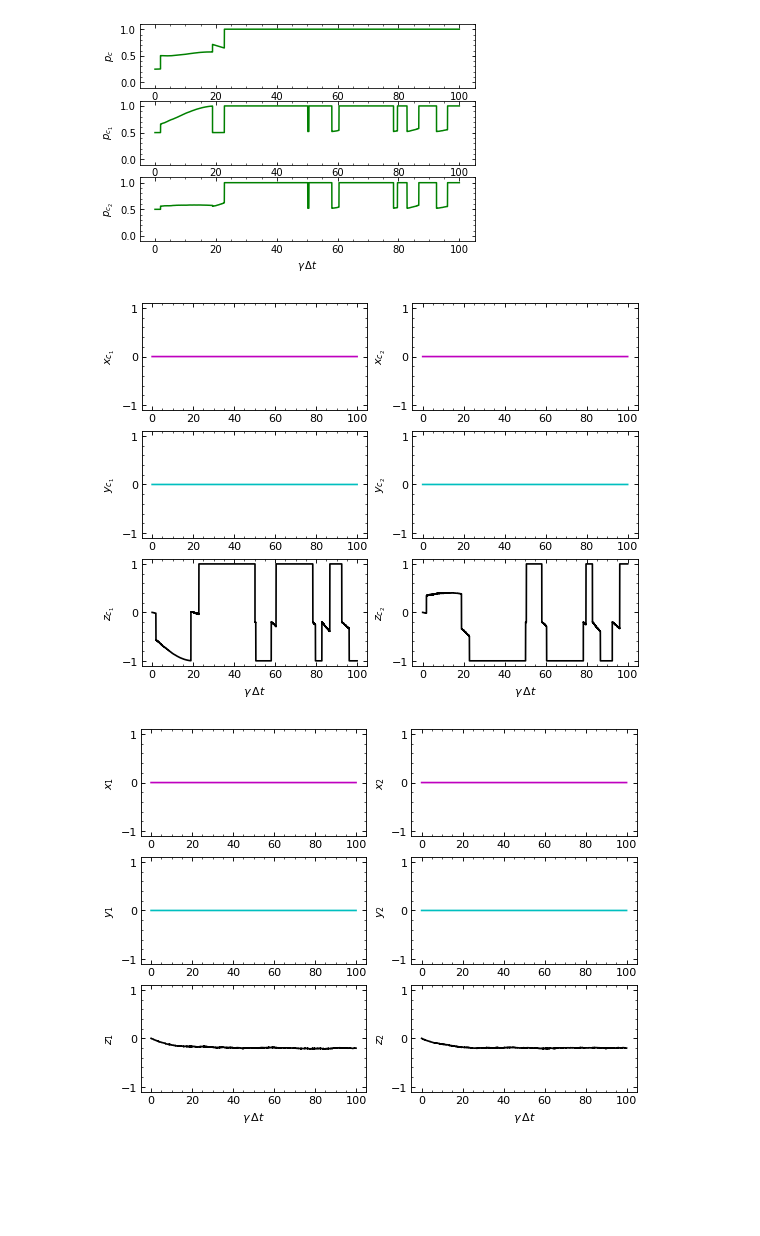
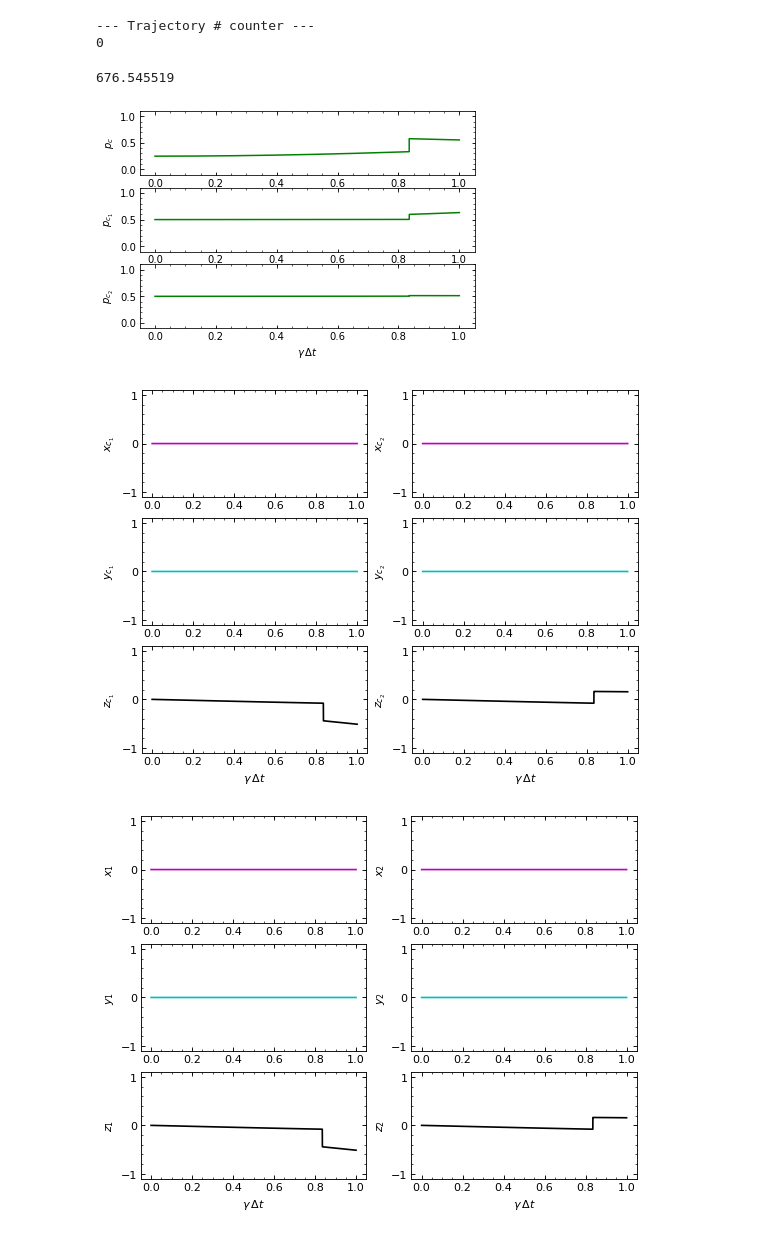
Before and after one commit to shakib6/2qBath_SME, a Jupyter notebook: 2q_sme.ipynb, the cells around one changed output. Drawn from its saved outputs; the diff is of its cells as text; code cells hidden in the pictures; blank space fills up the shorter version.

```diff
--- a/2q_sme.ipynb
+++ b/2q_sme.ipynb
@@ -22,6 +22,7 @@ log_negativity = quantinfo.log_negativity
 two_qb_cor = quantinfo.two_qb_cor
 two_qb_block_vec = quantinfo.two_qb_block_vec
 two_qb_block_cor = quantinfo.two_qb_block_cor
+mixed_fidelity = quantinfo.mixed_fidelity
 
 # --- Environment's state ---
 epsilon = 0.5
@@ -34,14 +35,22 @@ if abs(b_ee)**2 + abs(b_eg)**2 + abs(b_gg)**2 + abs(b_ge)**2 < 0.99999:
     print('>>>>> The state of the bath is not normalised.')
 coh_scale = 1.0
 
+# --- Joint system S.S. ---
+rho_ss = np.zeros((4,4),dtype=np.complex128)
+rho_ss[0,0] = 1.0/(2.0+epsilon)
+rho_ss[0,3] = -math.sqrt(1.0+epsilon)/(2.0+epsilon)
+rho_ss[3,0] = np.conj(rho_ss[0,3])
+rho_ss[3,3] = (1.0+epsilon)/(2.0+epsilon)
+
+
 
 # --- Coupling strengths ---
-lambda1, lambda2 = 1.0e+1, 1.0e+1
+lambda1, lambda2 = 1.0e+0, 1.0e+0
 
 # --- time step ---
 dt = 1.0e-3
-counter = round(100.0/dt)
-ntraj = 6000
+counter = round(1000.0/dt)
+ntraj = 1
 
 # --- Dimensionless gammas ---
 g1 = (lambda1*dt)**2
@@ -73,6 +82,7 @@ rho_c = np.kron(rho_c1,rho_c2)
 # log_neg = np.zeros(counter+1,dtype=np.float64)
 # tq_cor  = np.zeros(counter+1,dtype=np.complex128)
 purity_c  = np.zeros((ntraj,counter+1),dtype=np.complex128)
+fid_c  = np.zeros((ntraj,counter+1),dtype=np.complex128)
 
 # -----------------------------
 #         Bloch vectors
@@ -122,6 +132,7 @@ for k in range(ntraj):
 #     rho_c[3,0] = (a**2-b**2)/2.0
 
     purity_c[k,0] = np.trace(rho_c@rho_c)
+    fid_c[k,0] = mixed_fidelity(rho_c,rho_ss)
     x1_c[k,0] = two_qb_block_cor(rho_c)[0]
     y1_c[k,0] = two_qb_block_cor(rho_c)[1]
     z1_c[k,0] = two_qb_block_cor(rho_c)[2]
@@ -166,6 +177,7 @@ for k in range(ntraj):
                                                                  +g2*(rho_c@L2d@L2+L2d@L2@rho_c))\
                           -math.sqrt(g1*g2)*(b_gg*np.conj(b_ee)*rho_c@L1@L2 + b_ee*np.conj(b_gg)*L1d@L2d@rho_c))
         purity_c[k,i+1] = np.trace(rho_c@rho_c)
+        fid_c[k,i+1] = mixed_fidelity(rho_c,rho_ss)
         x1_c[k,i+1] = two_qb_block_cor(rho_c)[0]
         y1_c[k,i+1] = two_qb_block_cor(rho_c)[1]
         z1_c[k,i+1] = two_qb_block_cor(rho_c)[2]
@@ -176,6 +188,10 @@ for k in range(ntraj):
     print(k)
 
 (time.clock() - t_start)
+# %% [output]
+--- Trajectory # counter ---
+0
+676.545519
 # %%
 
 # purity  = np.zeros(counter+1,dtype=np.complex128)
@@ -194,8 +210,8 @@ for k in range(counter+1):
     z2[k] = np.mean(z2_c[:,k])
 #     purity[k] = np.mean(purity_c[:,k])
 # %%
-traj_tag = 9
-time_win = np.arange(0,np.size(purity_c[traj_tag]))*dt
+traj_tag = 0
+time_win = np.arange(0,np.size(purity_c[traj_tag]))*g1
 # np.savetxt('coh_bath.txt',log_neg)
 
 # plt.figure(1,figsize=(8, 6), dpi=80, facecolor='w', edgecolor='k')
@@ -228,6 +244,7 @@ time_win = np.arange(0,np.size(purity_c[traj_tag]))*dt
 
 # plt.savefig('pur_joint.pdf')
 # plt.show()
+
 
 # --- plotting conditional purities ---
 
@@ -369,33 +386,46 @@ plt.tick_params(axis='both', which='both', direction='in',bottom=True, top=True,
 
 plt.figure(3,figsize=(8, 6), dpi=80, facecolor='w', edgecolor='k')
 plt.subplot(326)
 plt.plot(time_win,z2,'k')
 plt.xlabel('$\gamma\,\Delta t$')
 plt.ylabel('$z_2$')
 plt.ylim((-1.1,1.1))
 plt.minorticks_on()
 plt.tick_params(axis='both', which='both', direction='in',bottom=True, top=True, left=True, right=True)
 
 
 plt.savefig('bloch_vecs.pdf')
 plt.show()
 
+
+# --- plotting conditional state fidelity wrt S.S. ---
+plt.figure(4,figsize=(8, 6), dpi=80, facecolor='w', edgecolor='k')
+plt.plot(time_win,np.real(fid_c[traj_tag]),'r')
+plt.xlabel('$\gamma\,\Delta t$')
+plt.ylabel('$F_c$')
+plt.ylim((-0.1,1.1))
+plt.minorticks_on()
+plt.tick_params(axis='both', which='both', direction='in',bottom=True, top=True, left=True, right=True)
+
+plt.savefig('fideliy.pdf')
+plt.show()
+
 np.savetxt('pc.txt',np.real(purity_c[traj_tag]))
 np.savetxt('pc1.txt',0.5*(1.0+x1_c[traj_tag]**2+y1_c[traj_tag]**2+z1_c[traj_tag]**2))
 np.savetxt('pc2.txt',0.5*(1.0+x2_c[traj_tag]**2+y2_c[traj_tag]**2+z2_c[traj_tag]**2))
 np.savetxt('x1_c.txt',x1_c[traj_tag])
 np.savetxt('y1_c.txt',y1_c[traj_tag])
 np.savetxt('z1_c.txt',z1_c[traj_tag])
 np.savetxt('x2_c.txt',x2_c[traj_tag])
 np.savetxt('y2_c.txt',y2_c[traj_tag])
 np.savetxt('z2_c.txt',z2_c[traj_tag])
 np.savetxt('x1.txt',x1)
 np.savetxt('y1.txt',y1)
 np.savetxt('z1.txt',z1)
 np.savetxt('x2.txt',x2)
 np.savetxt('y2.txt',y2)
 np.savetxt('z2.txt',z2)
 # %% [output]
-[figure, old version]
+[figure, new version]
-[figure, old version]
+[figure, new version]
-[figure, old version]
+[figure, new version]
```
Also changed, not shown: parts of 4 cells of this notebook, 4 other files.
